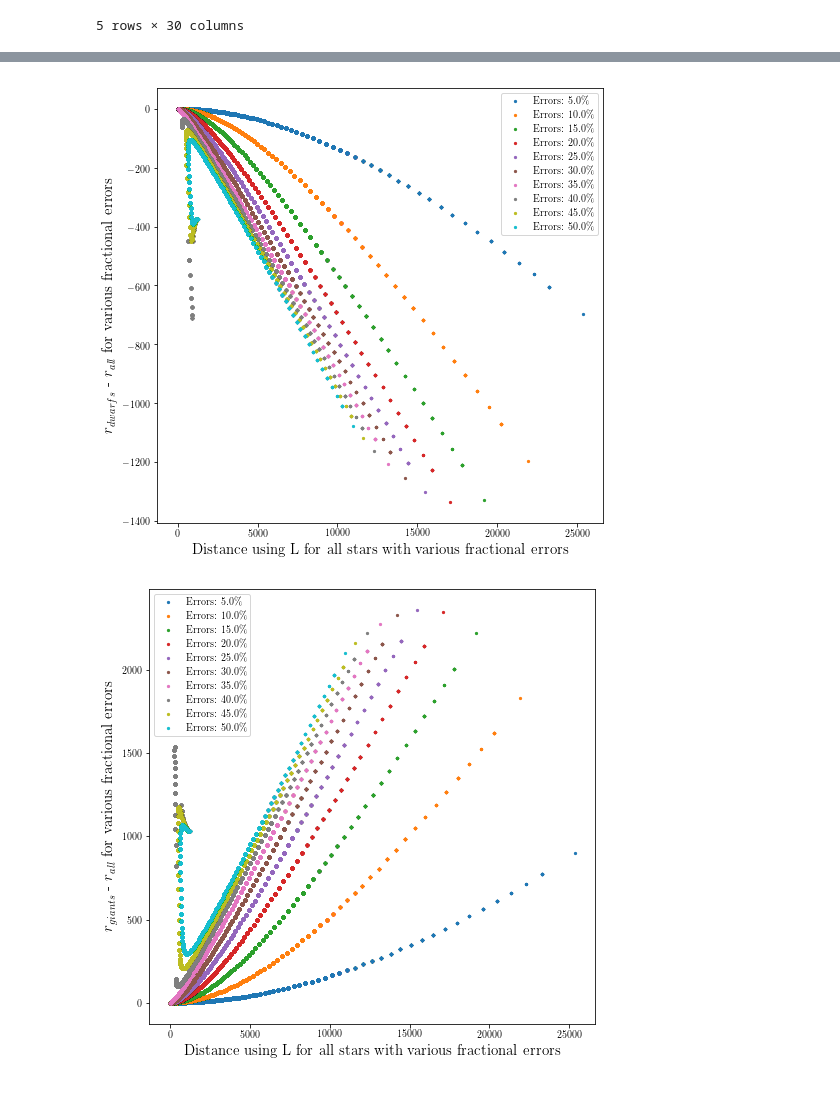
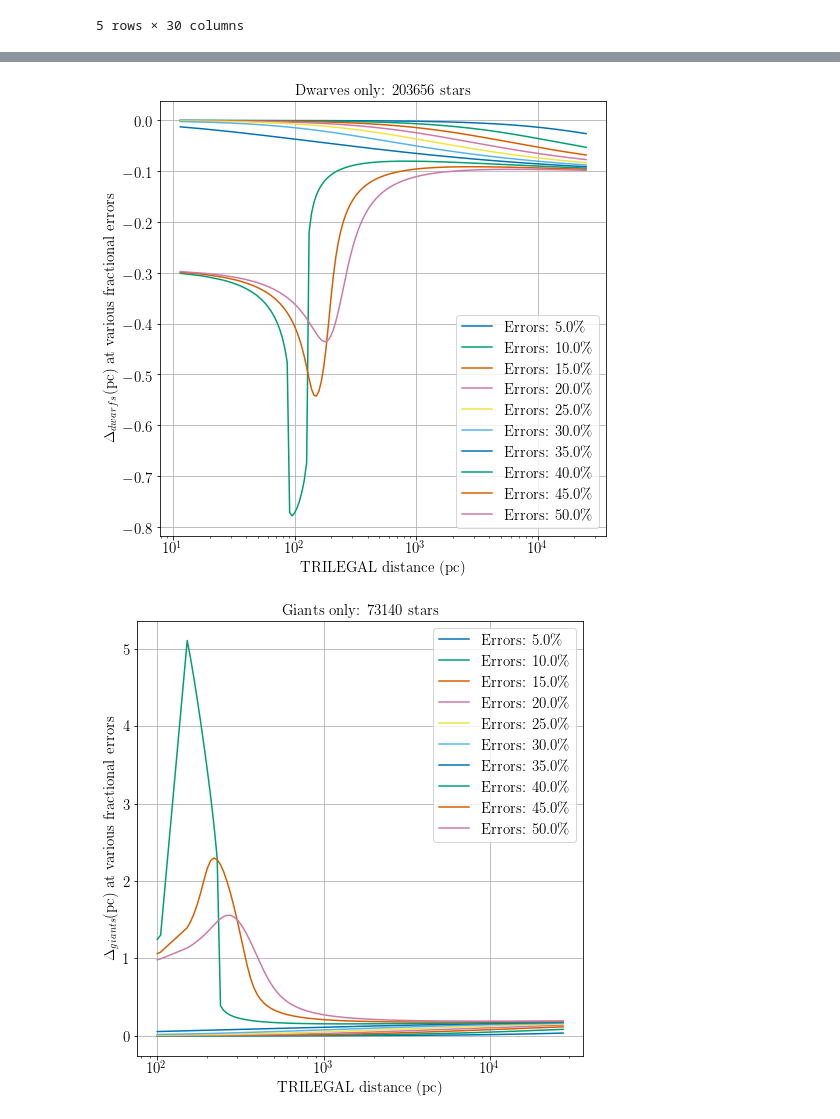
Before and after one commit to ojhall94/GAIA, a Jupyter notebook: distances_blog.ipynb, the cells around one changed output, grey strips where cells are left out. Cells and saved outputs as stored; diff of their text form; code cells hidden in the pictures; blank space fills up the shorter version.

```diff
--- a/distances_blog.ipynb
+++ b/distances_blog.ipynb
@@ -363,0 +443,12 @@ idf.head(5)
+# %%
+fig = plt.figure(figsize=(8,8))
+for err in errange:
+    plt.semilogx(idf['r_true']\
+             ,idf['d_true_all_'+str(np.round(err,2))]\
+             ,label='Errors: '+str(np.round(err,2)*100)+'\%')
+plt.xlabel('TRILEGAL distance (pc)',fontsize=15)
+plt.ylabel(r'$\Delta_{\rm true, all}$(pc) at various fractional errors',fontsize=15)
+plt.title('All stars: '+str(len(idf['r_true']))+' stars', fontsize=15)
+plt.legend(loc='best',fancybox=True,fontsize=15)
+plt.grid()
+plt.show()
@@ -364,24 +466,33 @@ idf.head(5)
 # %%
+idf['r_true'] = tdf['dist']
 for err in tqdm(errange):
-    idf['d_dwarfs_'+str(np.round(err,2))] = idf['r_dwarfs_'+str(np.round(err,2))] - idf['r_all_'+str(np.round(err,2))]
-    idf['d_giants_'+str(np.round(err,2))] = idf['r_giants_'+str(np.round(err,2))] - idf['r_all_'+str(np.round(err,2))]
+    idf['d_dwarfs_'+str(np.round(err,2))] = (idf['r_dwarfs_'+str(np.round(err,2))] - idf['r_all_'+str(np.round(err,2))])/idf['r_all_'+str(np.round(err,2))]
+    idf['d_giants_'+str(np.round(err,2))] = (idf['r_giants_'+str(np.round(err,2))] - idf['r_all_'+str(np.round(err,2))])/idf['r_all_'+str(np.round(err,2))]
 # %%
 fig = plt.figure(figsize=(8,8))
-for err in tqdm(errange):
-    plt.scatter(idf['r_all_'+str(np.round(err,2))],idf['d_dwarfs_'+str(np.round(err,2))], s=5,label='Errors: '+str(np.round(err,2)*100)+'\%')
-plt.xlabel('Distance using L for all stars with various fractional errors',fontsize=15)
-plt.ylabel(r'$r_{dwarfs}$ - $r_{all}$ for various fractional errors',fontsize=15)
-plt.legend(loc='best',fancybox=True)
+for err in errange:
+    plt.semilogx(idf['r_true'][dwarfmask]\
+             ,idf['d_dwarfs_'+str(np.round(err,2))][dwarfmask]\
+             ,label='Errors: '+str(np.round(err,2)*100)+'\%')
+plt.xlabel('TRILEGAL distance (pc)',fontsize=15)
+plt.ylabel(r'$\Delta_{dwarfs}$(pc) at various fractional errors',fontsize=15)
+plt.title('Dwarves only: '+str(len(idf['r_true'][dwarfmask]))+' stars', fontsize=15)
+plt.legend(loc='best',fancybox=True,fontsize=15)
+plt.grid()
 plt.show()
 # %% [output]
-[figure, old version]
+[figure, new version]
 # %%
 fig = plt.figure(figsize=(8,8))
-for err in tqdm(errange):
-    plt.scatter(idf['r_all_'+str(np.round(err,2))],idf['d_giants_'+str(np.round(err,2))], s=5,label='Errors: '+str(np.round(err,2)*100)+'\%')
-plt.xlabel('Distance using L for all stars with various fractional errors',fontsize=15)
-plt.ylabel(r'$r_{giants}$ - $r_{all}$ for various fractional errors',fontsize=15)
-plt.legend(loc='best',fancybox=True)
+for err in errange:
+    plt.semilogx(idf['r_true'][giantmask]\
+             ,idf['d_giants_'+str(np.round(err,2))][giantmask]\
+             ,label='Errors: '+str(np.round(err,2)*100)+'\%')
+plt.xlabel('TRILEGAL distance (pc)',fontsize=15)
+plt.ylabel(r'$\Delta_{giants}$(pc) at various fractional errors',fontsize=15)
+plt.title('Giants only: '+str(len(idf['r_true'][giantmask]))+' stars', fontsize=15)
+plt.legend(loc='best',fancybox=True,fontsize=15)
+plt.grid()
 plt.show()
 # %% [output]
-[figure, old version]
+[figure, new version]
```
Also changed, not shown: parts of 48 cells of this notebook.
